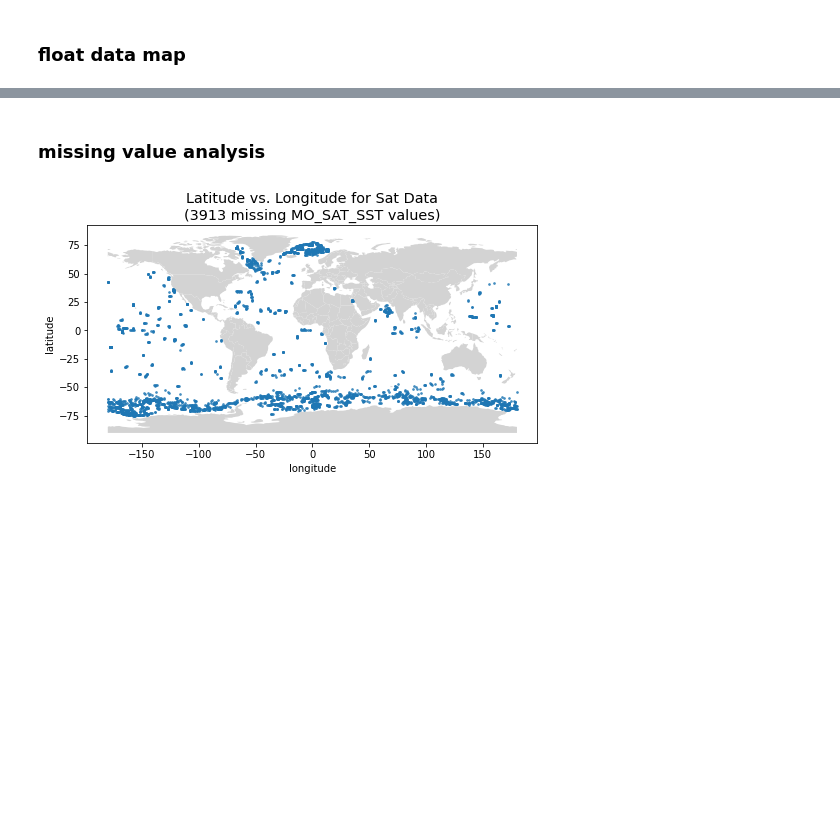
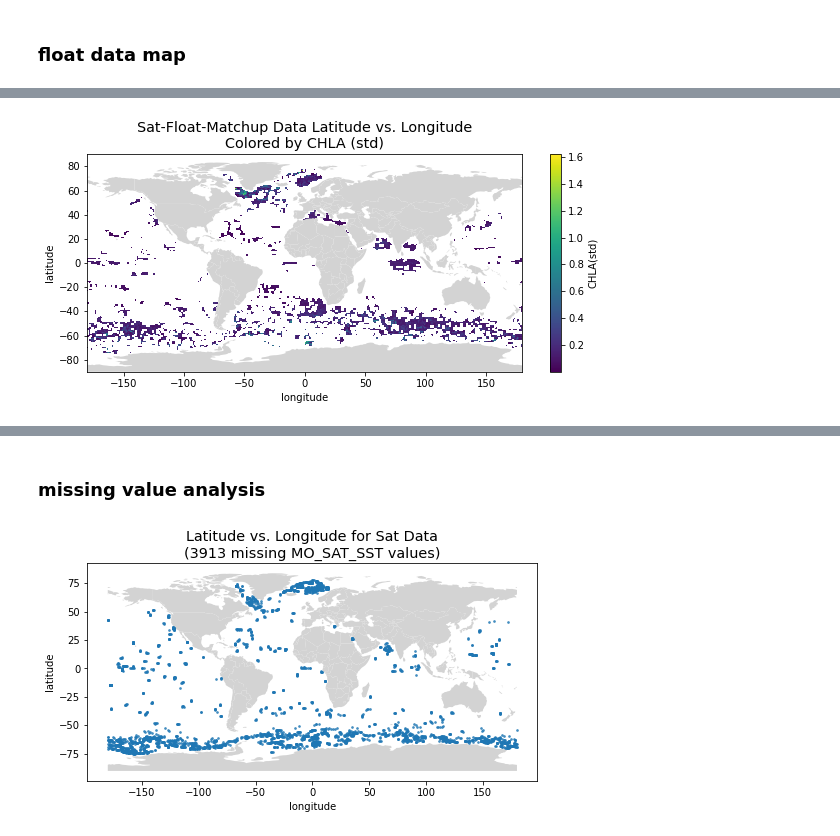
Before and after one commit to gnyirjesy/ocean-depth-characterization, a Jupyter notebook: EDA/josie_prelim_eda.ipynb, the cells around one changed output, grey strips where cells are left out. Drawn from its saved outputs; the diff is of its cells as text; code cells hidden in the pictures; blank space fills up the shorter version.

```diff
--- a/EDA/josie_prelim_eda.ipynb
+++ b/EDA/josie_prelim_eda.ipynb
@@ -451,0 +492,4 @@ plot_loc_map(df=float_loc_df, source='sat-float-matchup', agg_funct='mean', feat
+# %%
+plot_loc_map(df=float_loc_df, source='sat-float-matchup', agg_funct='std', features='CHLA')
+# %% [output]
+[figure, added]
```
Also changed, not shown: parts of 10 cells of this notebook, 1 other file.
